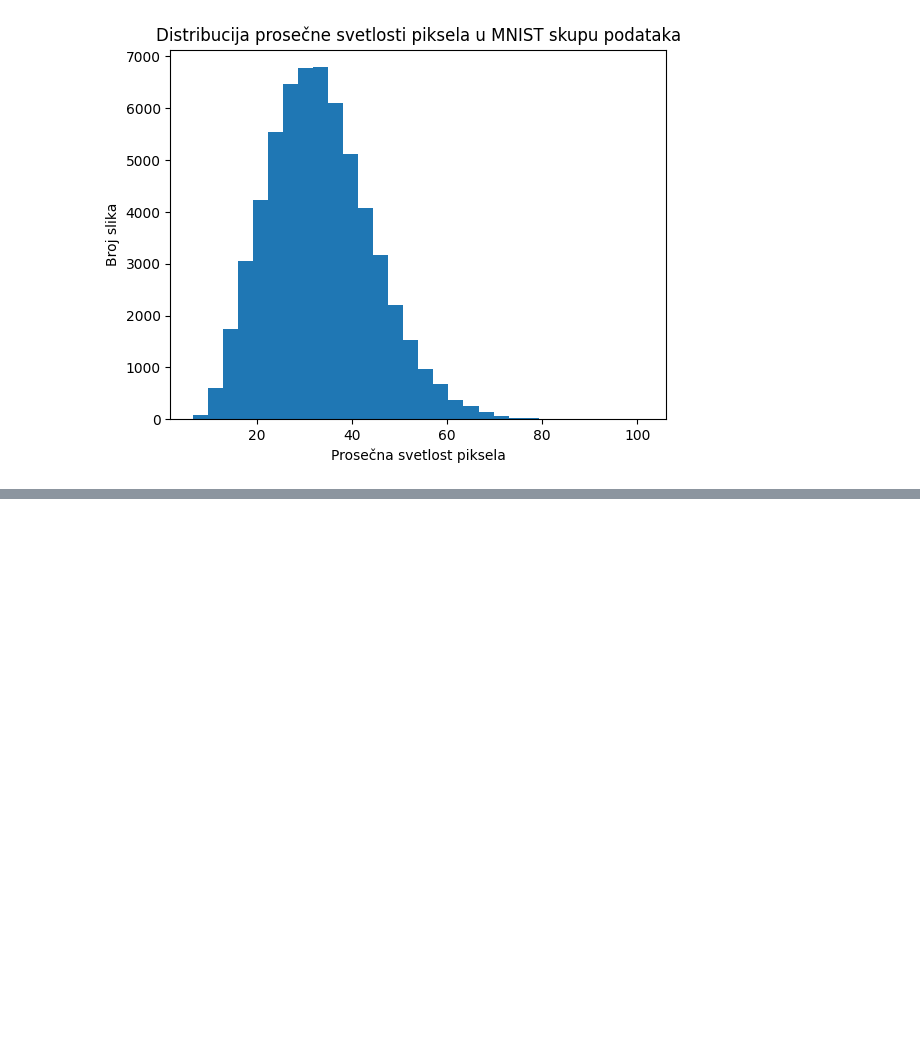
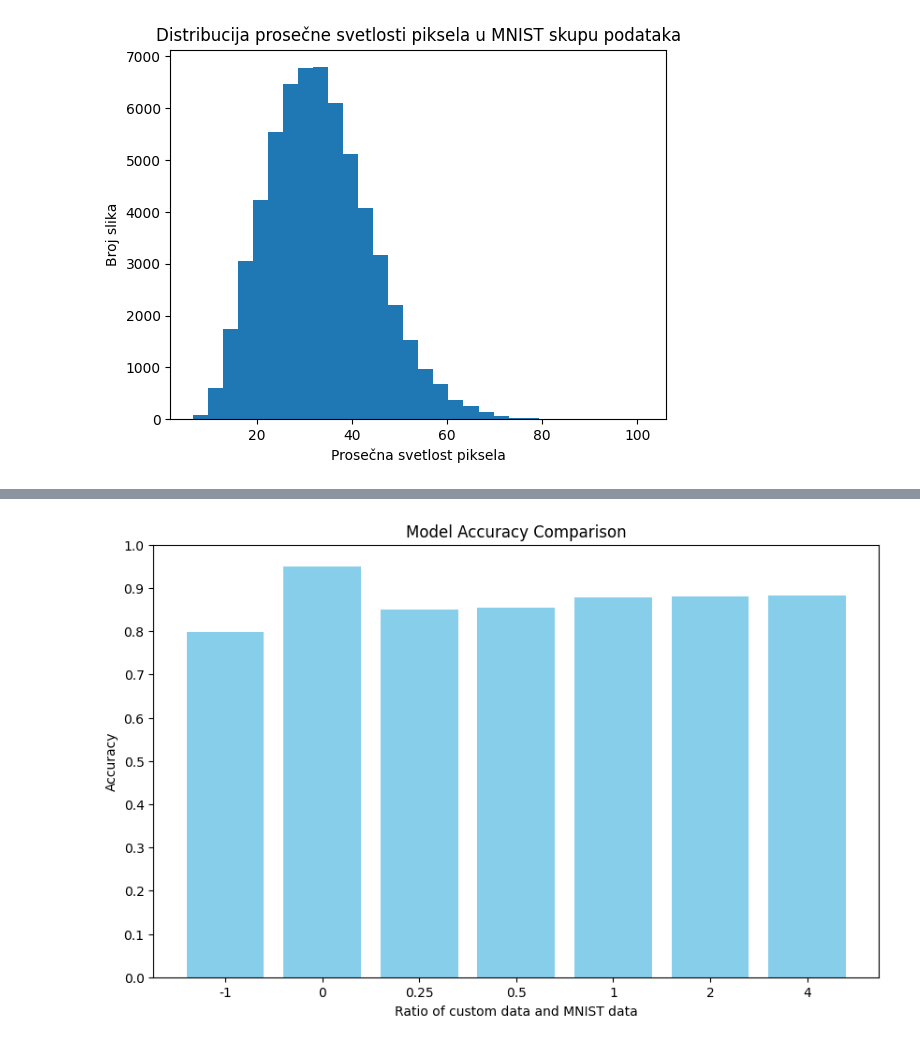
Before and after one commit to FoRPoP/GAN-Based-Image-Data-Augmentation, a Jupyter notebook: 1.ipynb, the cells around one changed output, grey strips where cells are left out. Drawn from its saved outputs; the diff is of its cells as text; code cells hidden in the pictures; blank space fills up the shorter version.

```diff
--- a/1.ipynb
+++ b/1.ipynb
@@ -54,0 +61,5 @@ Generated 1000 images with label 5.
+# %%
+# Getting a test loader for a test dataset
+transform = transforms.Compose([transforms.ToTensor(), transforms.Normalize((0,), (1,))])
+test_dataset = datasets.MNIST(root='./data', train=False, download=True, transform=transform)
+test_loader = DataLoader(test_dataset, batch_size=1000)
@@ -54,0 +204,24 @@ Generated 1000 images with label 5.
+# %%
+# Plotting the comparison graph
+ratios = [str(ratio) for ratio in custom_data_ratios_to_classifiers.keys()]
+accs = [model.acc for model in custom_data_ratios_to_classifiers.values()]
+
+plt.figure(figsize=(10, 6))
+plt.bar(ratios, accs, color='skyblue')
+plt.title('Model Accuracy Comparison')
+plt.xlabel('Ratio of custom data and MNIST data')
+plt.ylabel('Accuracy')
+
+plt.yticks(np.arange(0, max(accs) + 0.1, 0.1))
+
+plt.show()
+
+# As can be seen on the graph, the best results are achived with pure mnist dataset for the length of the dataset being 10000.
+# As can be observed in the graph below while looking at the 0.25, 0.5, 1, 2 and 4 ratio models,
+# the accuracy of the model increases when the amount of synthetic data increases.
+# This leads us to a conclusion that the synthetic data has the possibility to improve the accuracy of the model when combined
+# with the real data.
+# Synthetic data can, depending on quality, successfully expand the data set, allowing the model to reach higher accuracies, but
+# for this to be viable the quality of the generated data needs to be sufficient.
+# %% [output]
+[figure, added]
```
Also changed, not shown: parts of 4 cells of this notebook.
